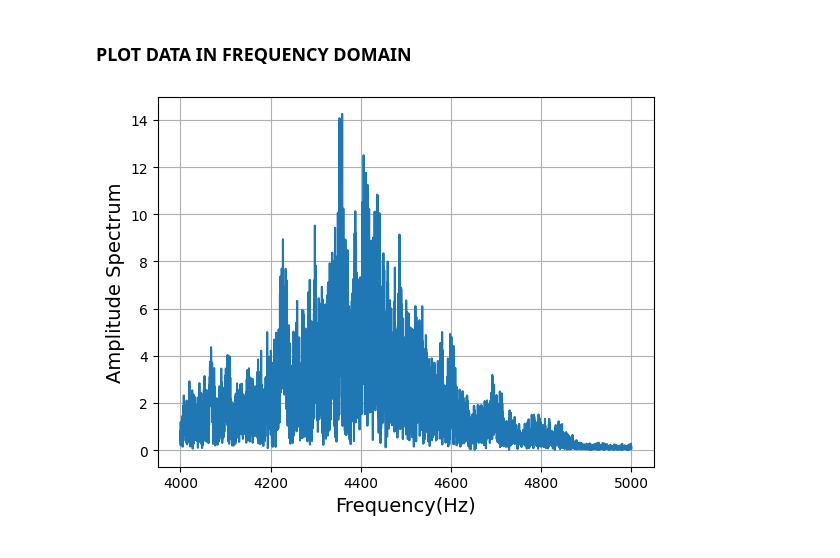
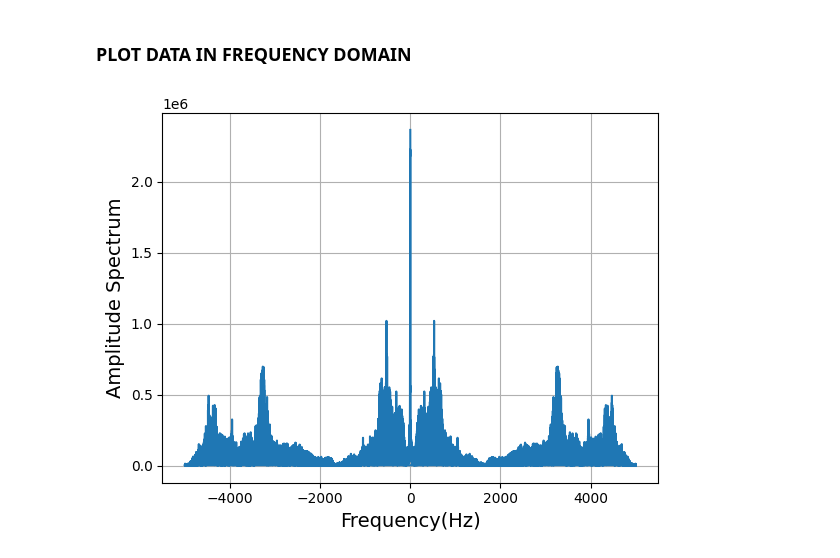
Before and after one commit to AdnanBayu/sound-noise-reduction-signal-processing, a Jupyter notebook: ESP32-INMP441-ArduinoIDE/check-fft.ipynb, the cells around one changed output. Saved outputs shown, nothing was run; the diff lists cells and outputs as text; code cells hidden in the pictures.

```diff
--- a/ESP32-INMP441-ArduinoIDE/check-fft.ipynb
+++ b/ESP32-INMP441-ArduinoIDE/check-fft.ipynb
@@ -12,7 +12,7 @@ import pandas as pd
 # %% [markdown]
 ### IMPORT SOUND
 # %%
-x = pd.read_csv("sound_samples.csv")
+x = pd.read_csv("sound_samples_voicenoised.csv")
 x = x.values.flatten()
 x
 # %% [output]
@@ -22,18 +22,15 @@ array([ 0,  0,  0, ..., 30, 68, 24])
 # %%
 #compute spectrum
 sampling_rate = 10000
-spectrum=fft(x)
-N = len(x)
-F=fftfreq(N,1/sampling_rate)
-Fpositive=np.where(F>=0)
+yhat=fft(x)
+fcycles=fftfreq(len(x),1/sampling_rate) # Frekuensi dalam rad/s
+# Fpositive=np.where(fcycles>=0)
 # %% [markdown]
 ### PLOT DATA IN FREQUENCY DOMAIN
 # %%
-# plt.plot(F[Fpositive],np.absolute(spectrum[Fpositive])/N)
-plt.plot(F[F>4000],np.absolute(spectrum[F>4000])/N)
-# plt.plot(F,np.absolute(spectrum)/N)
+plt.plot(fcycles,np.absolute(yhat))
 plt.xlabel('Frequency(Hz)',fontsize=14)
 plt.ylabel('Amplitude Spectrum',fontsize=14)
 plt.grid()
 # %% [output]
-[figure, old version]
+[figure, new version]
```
Also changed, not shown: parts of 1 cell of this notebook, 5 other files.
